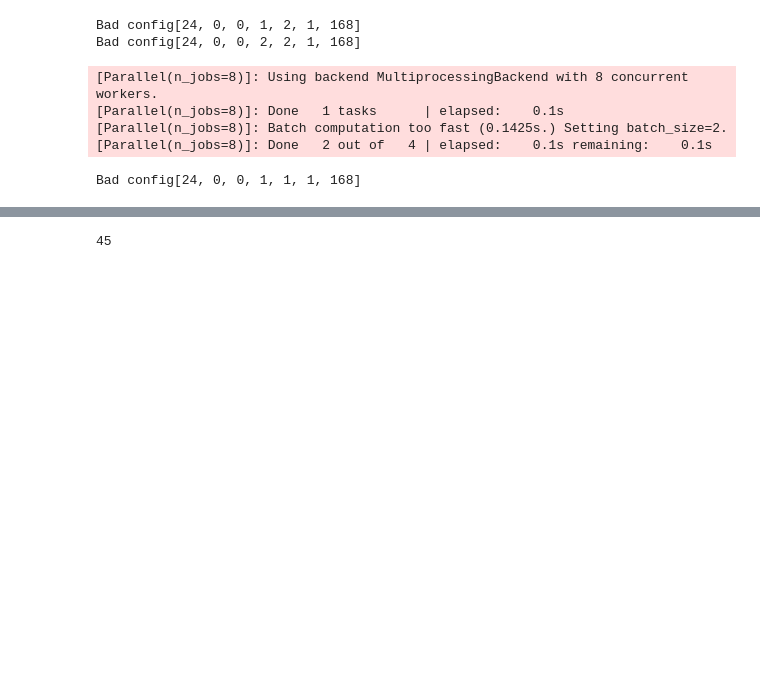
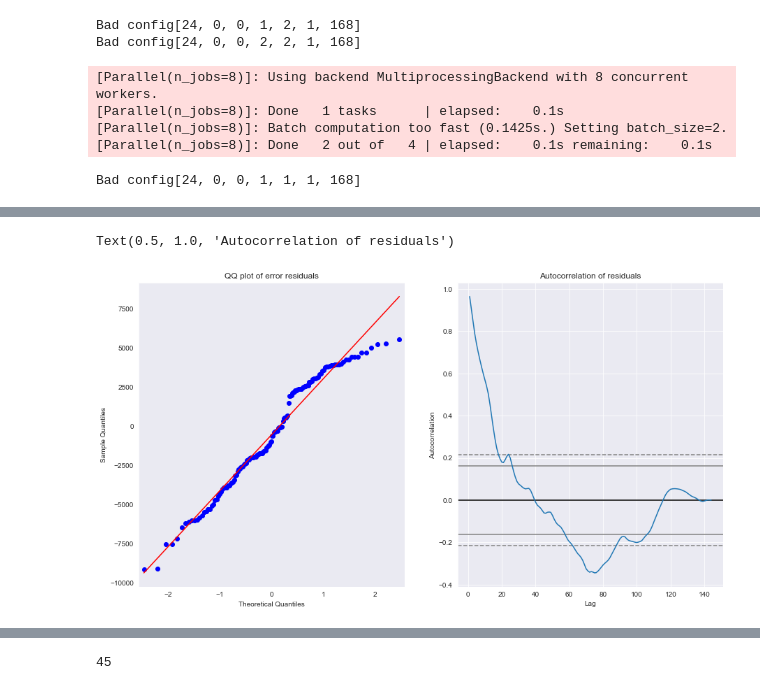
Before and after one commit to kolasniwash/short-term-energy-demand-forecasting, a Jupyter notebook: model_arima.ipynb, the cells around one changed output, grey strips where cells are left out. Saved outputs shown, nothing was run; the diff lists cells and outputs as text; code cells hidden in the pictures; blank space fills up the shorter version.

```diff
--- a/model_arima.ipynb
+++ b/model_arima.ipynb
@@ -766,0 +796,18 @@ Bad config[24, 0, 0, 1, 1, 1, 168]
+# %%
+actual_vals = test['2018-02-02':'2018-02-07'].values.flatten()
+forecast_vals = fore_2018_24_0_0_2_1_1_48.values.flatten()
+
+residuals = actual_vals - forecast_vals
+
+
+fig, axs = plt.subplots(1,2, figsize=(15,8))
+
+
+qqplot(residuals, line='r', ax=axs[0]);
+axs[0].set_title('QQ plot of error residuals')
+
+pd.plotting.autocorrelation_plot(residuals, ax=axs[1])
+axs[1].set_title('Autocorrelation of residuals')
+# %% [output]
+Text(0.5, 1.0, 'Autocorrelation of residuals')
+[figure, added]
```
Also changed, not shown: parts of 13 cells of this notebook, 5 other files.
